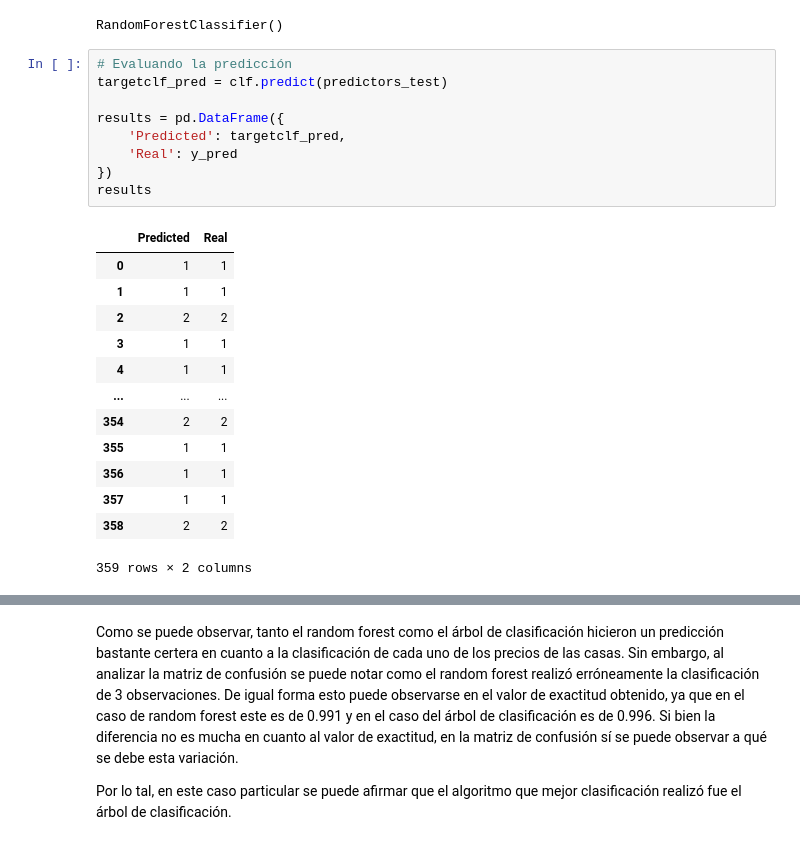
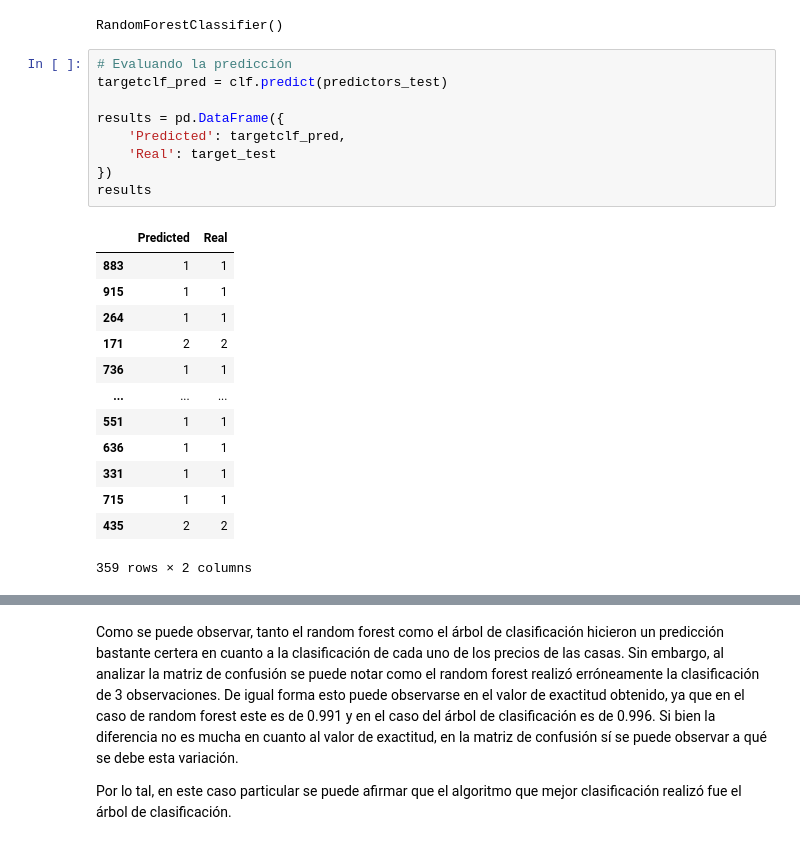
Before and after one commit to Orlando19943/HT4-DM, a Jupyter notebook: HT3.ipynb, the cells around one changed output, grey strips where cells are left out. Cells and saved outputs as stored; diff of their text form.

```diff
--- a/HT3.ipynb
+++ b/HT3.ipynb
@@ -667,25 +652,25 @@ RandomForestClassifier()
 # %%
 # Evaluando la predicción
 targetclf_pred = clf.predict(predictors_test)
 
 results = pd.DataFrame({
     'Predicted': targetclf_pred,
-    'Real': y_pred
+    'Real': target_test
 })
 results
 # %% [output]
 |  | Predicted | Real |
-| 0 | 1 | 1 |
-| 1 | 1 | 1 |
-| 2 | 2 | 2 |
-| 3 | 1 | 1 |
-| 4 | 1 | 1 |
+| 883 | 1 | 1 |
+| 915 | 1 | 1 |
+| 264 | 1 | 1 |
+| 171 | 2 | 2 |
+| 736 | 1 | 1 |
 | ... | ... | ... |
-| 354 | 2 | 2 |
-| 355 | 1 | 1 |
-| 356 | 1 | 1 |
-| 357 | 1 | 1 |
-| 358 | 2 | 2 |
+| 551 | 1 | 1 |
+| 636 | 1 | 1 |
+| 331 | 1 | 1 |
+| 715 | 1 | 1 |
+| 435 | 2 | 2 |
 359 rows × 2 columns
 # %%
 print ("Accuracy:",metrics.accuracy_score(target_test, targetclf_pred))
```
Also changed, not shown: parts of 32 cells of this notebook.
